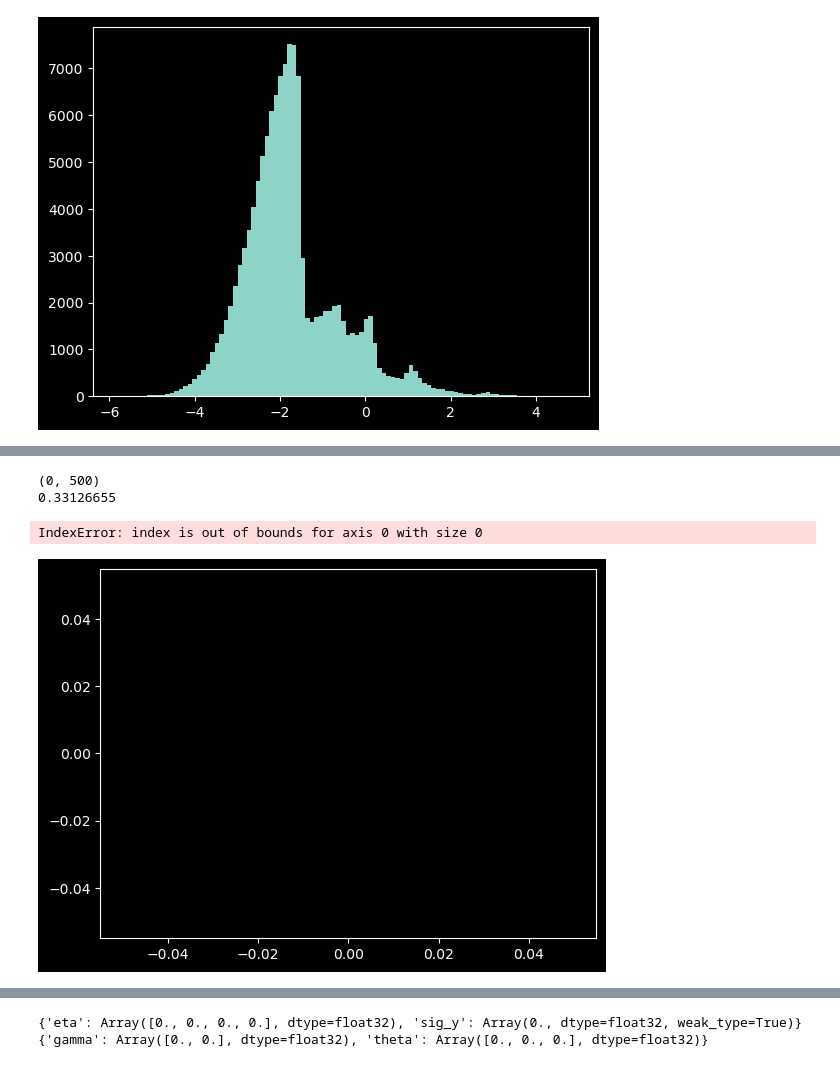
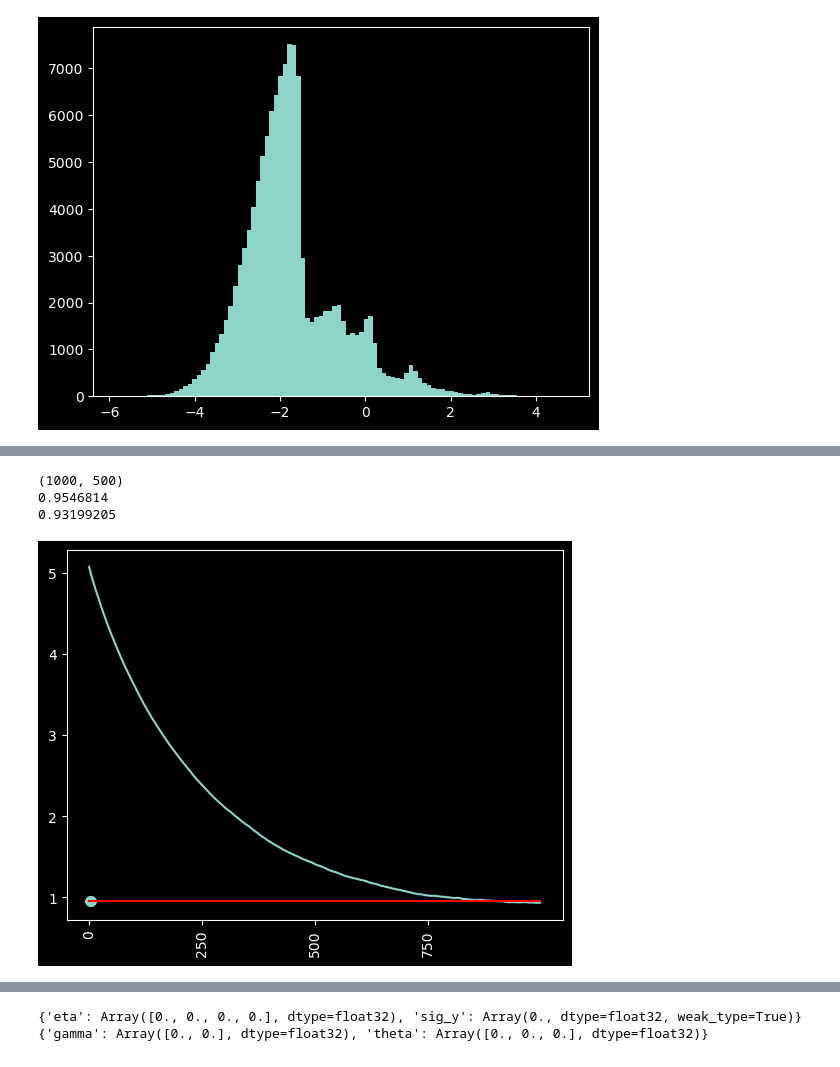
Before and after one commit to barwein/BayesProxyNets, a Jupyter notebook: src/test_discrete_sampling.ipynb, the cells around one changed output, grey strips where cells are left out. Drawn from its saved outputs; the diff is of its cells as text; code cells hidden in the pictures.

```diff
--- a/src/test_discrete_sampling.ipynb
+++ b/src/test_discrete_sampling.ipynb
@@ -485,7 +542,7 @@ def scan_body(carry, i):
     return new_carry, outputs
 
 # Initialize carry values
-ADAPT_WINDOW = 100
+ADAPT_WINDOW = 10
 window_acceptances = jnp.zeros(ADAPT_WINDOW)
 init_carry = (key, triu_star_noisy, 1.0, window_acceptances)
 
@@ -517,0 +639,5 @@ logpost shape (1000,)
+# %%
+vmap_compute_exposures = jax.vmap(compute_exposures, in_axes=(0, None))
+exposures_sc = vmap_compute_exposures(new_triu_star, Z)
+exposures_dmala = vmap_compute_exposures(new_triu_star_dm, Z)
+print(exposures_sc.shape, exposures_dmala.shape)
@@ -527,27 +661,27 @@ plt.scatter(jnp.arange(1000),acceptance_rates_sc)
 # %%
 from sympy import rotations
 
 
-expos_arr = jnp.array(exposures_lst)[1:]
-# expos_arr = exposures_sc
+# expos_arr = jnp.array(exposures_lst)[1:]
+expos_arr = exposures_sc
 print(expos_arr.shape)
 print(exposures.mean())
 plt.scatter(expos_arr.mean(axis=1), jnp.ones(expos_arr.shape[0])*exposures.mean())
 print(expos_arr.mean(axis=1)[-1])
 
 # plt.plot(expos_arr)
 
 # create line plot of expos_arr.mean(axis=1) (y axis) vs the index (x axis)
 plt.plot(expos_arr.mean(axis=1))
 plt.plot(jnp.ones(expos_arr.shape[0])*exposures.mean(), color='red')
 # add x-ticks vertical with 500 step siz
 plt.xticks(range(0, n_iter, 250), rotation=90)
 plt.show()
 # %% [output]
-(0, 500)
-0.33126655
+(1000, 500)
+0.9546814
+0.93199205
-IndexError: index is out of bounds for axis 0 with size 0
-[figure, old version]
+[figure, new version]
 # %%
 (true_logpost,_), true_grad = val_grad_fn(triu_star, triu_obs, df_edges,
                                             theta, gamma, Y, x, Z, eta)
```
Also changed, not shown: parts of 15 cells of this notebook.
